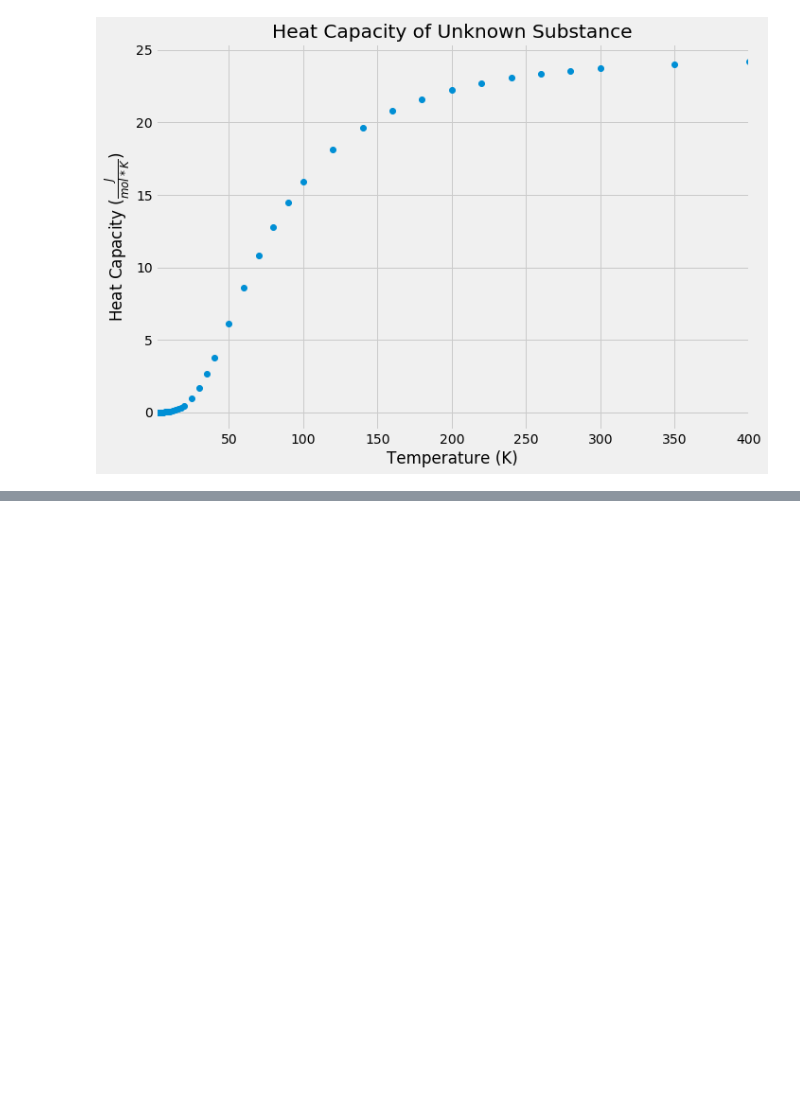
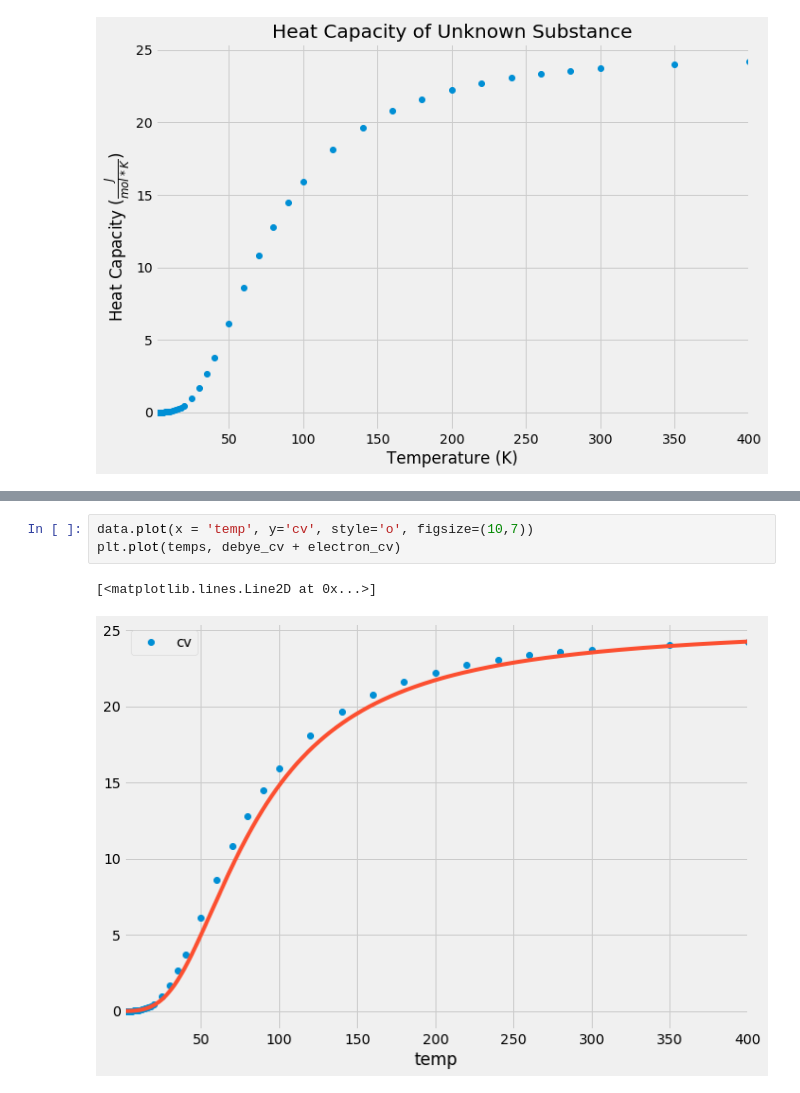
Before and after one commit to lucbouchard1/phys_412, a Jupyter notebook: project.ipynb, the cells around one changed output, grey strips where cells are left out. Saved outputs shown, nothing was run; the diff lists cells and outputs as text; blank space fills up the shorter version.

```diff
--- a/project.ipynb
+++ b/project.ipynb
@@ -66,0 +218,6 @@ In order to compute the theoretical heat capacity of this substance using the De
+# %%
+data.plot(x = 'temp', y='cv', style='o', figsize=(10,7))
+plt.plot(temps, debye_cv + electron_cv)
+# %% [output]
+[<matplotlib.lines.Line2D at 0x...>]
+[figure, added]
```
Also changed, not shown: parts of 16 cells of this notebook.
